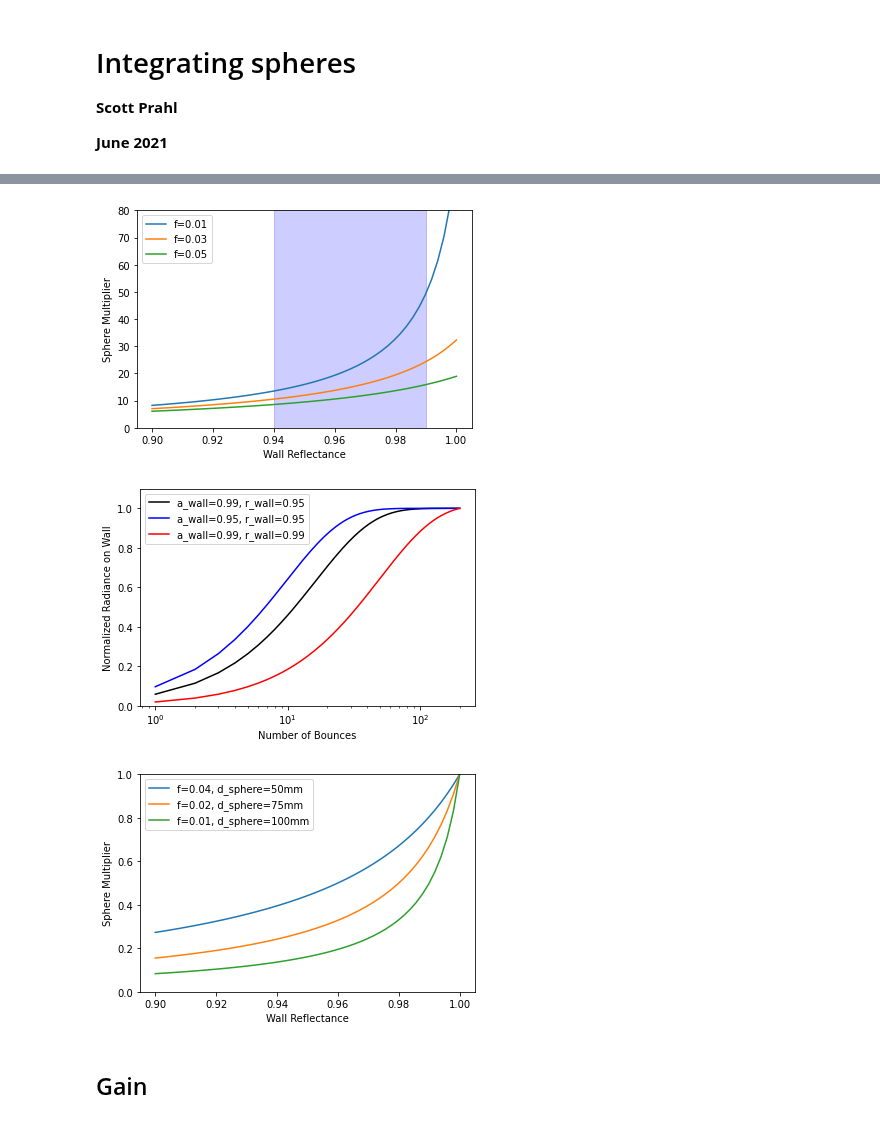
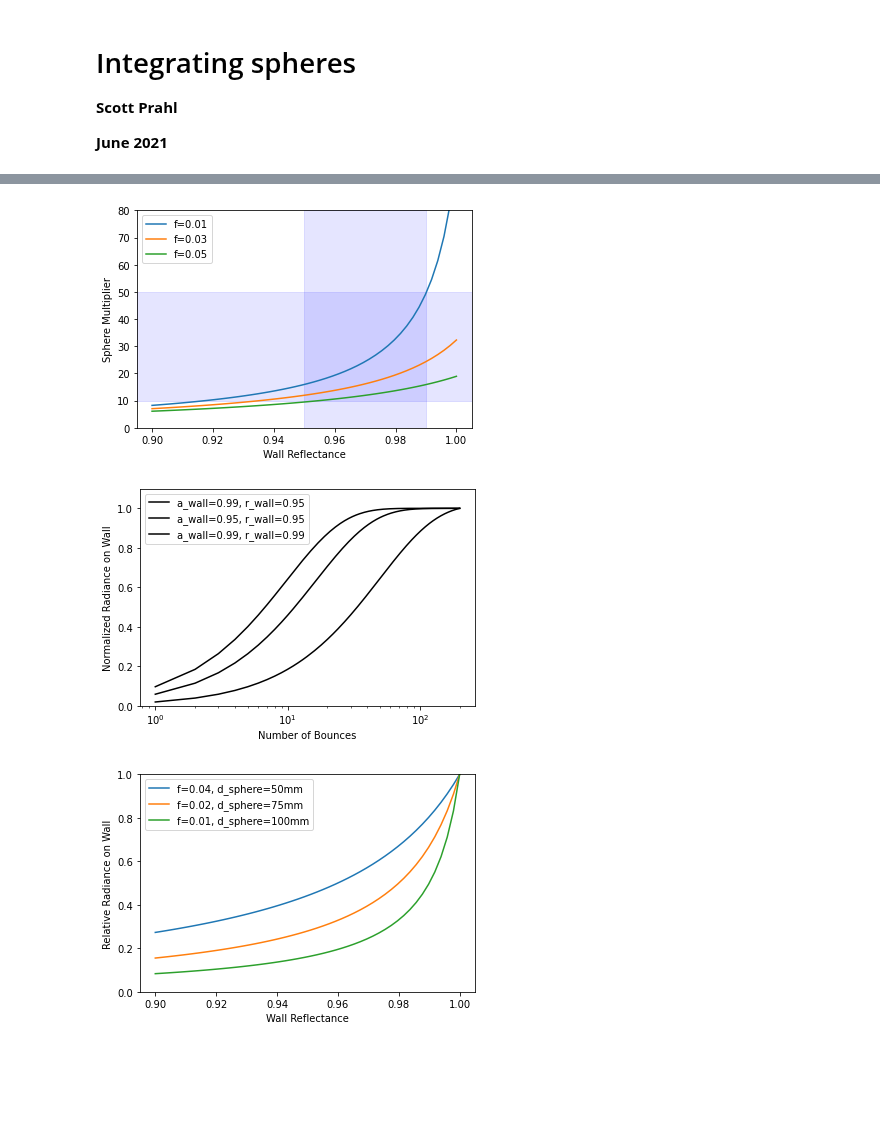
Before and after one commit to scottprahl/iadpython, a Jupyter notebook: docs/sphere.ipynb, the cells around one changed output, grey strips where cells are left out. Drawn from its saved outputs; the diff is of its cells as text; code cells hidden in the pictures; blank space fills up the shorter version.

```diff
--- a/docs/sphere.ipynb
+++ b/docs/sphere.ipynb
@@ -92,33 +94,34 @@ $$
 # %%
 sphere_diameter = 250
 r_wall = np.linspace(0.9,1,50)
 
 f = 0.01
 sample_port_diameter = 2*sphere_diameter * np.sqrt(f)
 s = iadpython.sphere.Sphere(sphere_diameter, sample_port_diameter)
 plt.plot(r_wall, s.multiplier(r_wall), label='f=%.2f'%f)
 
 f = 0.03
 sample_port_diameter = 2*sphere_diameter * np.sqrt(f)
 s = iadpython.sphere.Sphere(sphere_diameter, sample_port_diameter)
 plt.plot(r_wall, s.multiplier(r_wall), label='f=%.2f'%f)
 
 f = 0.05
 sample_port_diameter = 2*sphere_diameter * np.sqrt(f)
 s = iadpython.sphere.Sphere(sphere_diameter, sample_port_diameter)
 plt.plot(r_wall, s.multiplier(r_wall), label='f=%.2f'%f)
 
 plt.legend()
 plt.xlabel('Wall Reflectance')
 plt.ylabel('Sphere Multiplier')
 plt.ylim(0,80)
 
-plt.axvspan(0.94,0.99,color='blue',alpha=0.1)
-plt.axvspan(0.94,0.99,color='blue',alpha=0.1)
+plt.axvspan(0.95,0.99,color='blue',alpha=0.1)
+plt.axhspan(10,50,color='blue',alpha=0.1)
+
 
 plt.show()
 # %% [output]
-[figure, old version]
+[figure, new version]
 # %%
 bounces = np.linspace(1,200,200)
 
@@ -130,12 +133,12 @@ plt.semilogx(bounces, r_cum/np.max(r_cum), 'k', label='a_wall=%.2f, r_wall=%.2f'
 a_wall = 1-0.05
 r_wall = 0.95
 r_cum = np.cumsum((r_wall*a_wall)**bounces)
-plt.semilogx(bounces, r_cum/np.max(r_cum), 'b', label='a_wall=%.2f, r_wall=%.2f'%(a_wall,r_wall))
+plt.semilogx(bounces, r_cum/np.max(r_cum), 'k', label='a_wall=%.2f, r_wall=%.2f'%(a_wall,r_wall))
 
 a_wall = 1-0.01
 r_wall = 0.99
 r_cum = np.cumsum((r_wall*a_wall)**bounces)
-plt.semilogx(bounces, r_cum/np.max(r_cum), 'r', label='a_wall=%.2f, r_wall=%.2f'%(a_wall,r_wall))
+plt.semilogx(bounces, r_cum/np.max(r_cum), 'k', label='a_wall=%.2f, r_wall=%.2f'%(a_wall,r_wall))
 
 plt.legend()
 plt.xlabel('Number of Bounces')
@@ -144,7 +147,7 @@ plt.ylim(0,1.1)
 
 plt.show()
 # %% [output]
-[figure, old version]
+[figure, new version]
 # %%
 r_wall = np.linspace(0.9,1,50)
 
@@ -162,6 +165,7 @@ s = iadpython.sphere.Sphere(sphere_diameter, sample_port_diameter)
 M = s.multiplier(r_wall)
 plt.plot(r_wall, M/np.max(M), label='f=%.2f, d_sphere=%.0fmm'%(f,sphere_diameter))
 
+
 sphere_diameter = 100
 f = 0.01
 sample_port_diameter = 2*sphere_diameter * np.sqrt(f)
@@ -169,14 +173,13 @@ s = iadpython.sphere.Sphere(sphere_diameter, sample_port_diameter)
 M = s.multiplier(r_wall)
 plt.plot(r_wall, M/np.max(M), label='f=%.2f, d_sphere=%.0fmm'%(f,sphere_diameter))
 
+
 plt.legend()
 plt.xlabel('Wall Reflectance')
-plt.ylabel('Sphere Multiplier')
+plt.ylabel('Relative Radiance on Wall')
 plt.ylim(0,1)
 
 plt.show()
 # %% [output]
-[figure, old version]
+[figure, new version]
-# %% [markdown]
-## Gain
 # %% [markdown]
```
Also changed, not shown: parts of 9 cells of this notebook, 1 other file.
